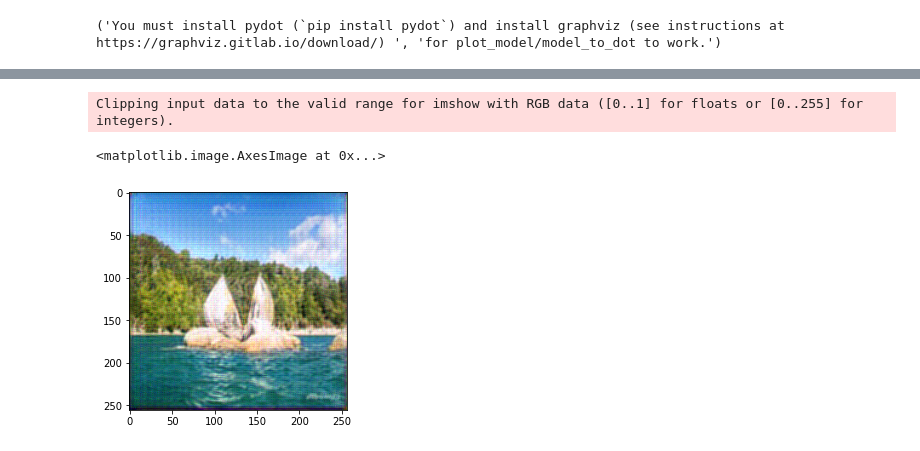
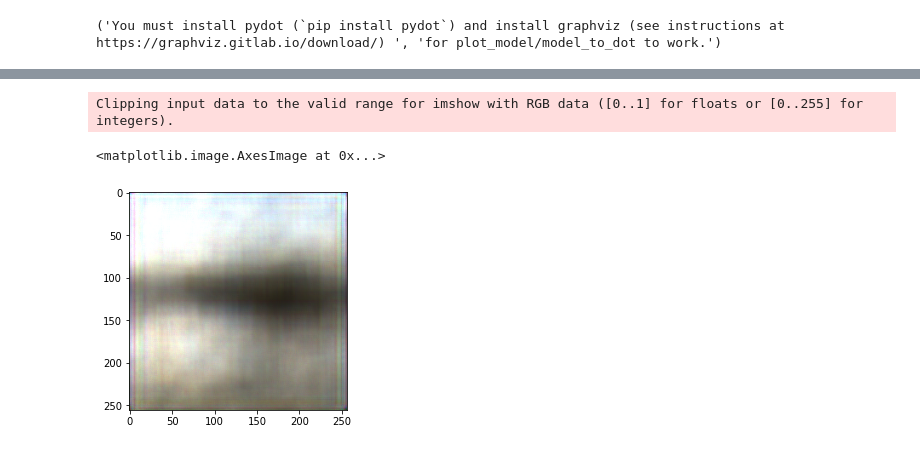
Before and after one commit to mycicle/cpe695, a Jupyter notebook: assignments/final_project/latent_transfer_large.ipynb, the cells around one changed output, grey strips where cells are left out. Drawn from its saved outputs; the diff is of its cells as text; code cells hidden in the pictures.

```diff
--- a/assignments/final_project/latent_transfer_large.ipynb
+++ b/assignments/final_project/latent_transfer_large.ipynb
@@ -63,5 +63,5 @@ pt.imshow(load_random_image(vangogh_image_dir, "*.jpg"))
 # %%
-BATCH_SIZE = 128
+BATCH_SIZE = 64
 BUFFER_SIZE = 512
 DATASET_SIZE = len(list_files(random_image_dir, "*.jpg")) + len(list_files(vangogh_image_dir, "*.jpg"))
 # %%
@@ -75,7 +75,7 @@ dgen_params = dict(
 )
 
 gen_params = dict(
-    target_size       =  (256, 256),
+    target_size       =  (128, 128),
     batch_size        =  BATCH_SIZE,
     color_mode        =  'rgb',
     class_mode        =  'binary',
@@ -342,9 +302,9 @@ def train(images, epochs, epoch_batches, img):
 #                 pt.show()
         print(f"Time for epoch {epoch} is {time.time()-start}")
 # %%
-im = None
-for img, _ in train_ds.take(1).as_numpy_iterator():
-    im = img[0, ...].reshape(1, *img[0,...].shape)
+im  = []
+for img, _ in train_ds.take(10).as_numpy_iterator():
+    im.append(img[0, ...].reshape(1, *img[0,...].shape))
 # %%
-train(train_ds, EPOCHS, EPOCH_BATCHES, im)
+train(train_ds, EPOCHS, EPOCH_BATCHES, im[0])
 # %% [output]
@@ -382,6 +331,6 @@ pt.imshow(im[0, ...])
 # %%
-pt.imshow(autoencoder(im[0, ...].reshape(1, *im[0,...].shape), skip_connection_dropout=False)[0, ...])
+pt.imshow(autoencoder(im[0][0, ...].reshape(1, *im[0][0,...].shape))[0, ...])
 # %% [output]
 Clipping input data to the valid range for imshow with RGB data ([0..1] for floats or [0..255] for integers).
 <matplotlib.image.AxesImage at 0x...>
-[figure, old version]
+[figure, new version]
```
Also changed, not shown: parts of 21 cells of this notebook, 1 other file.
